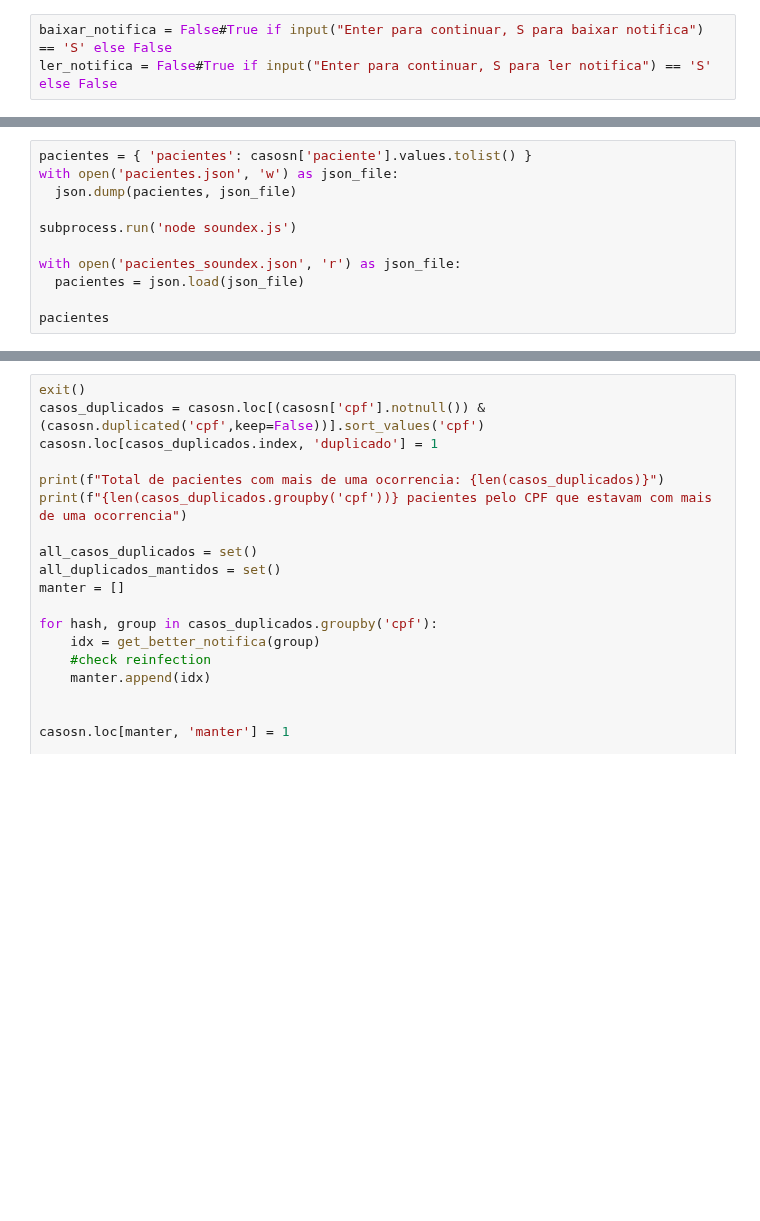
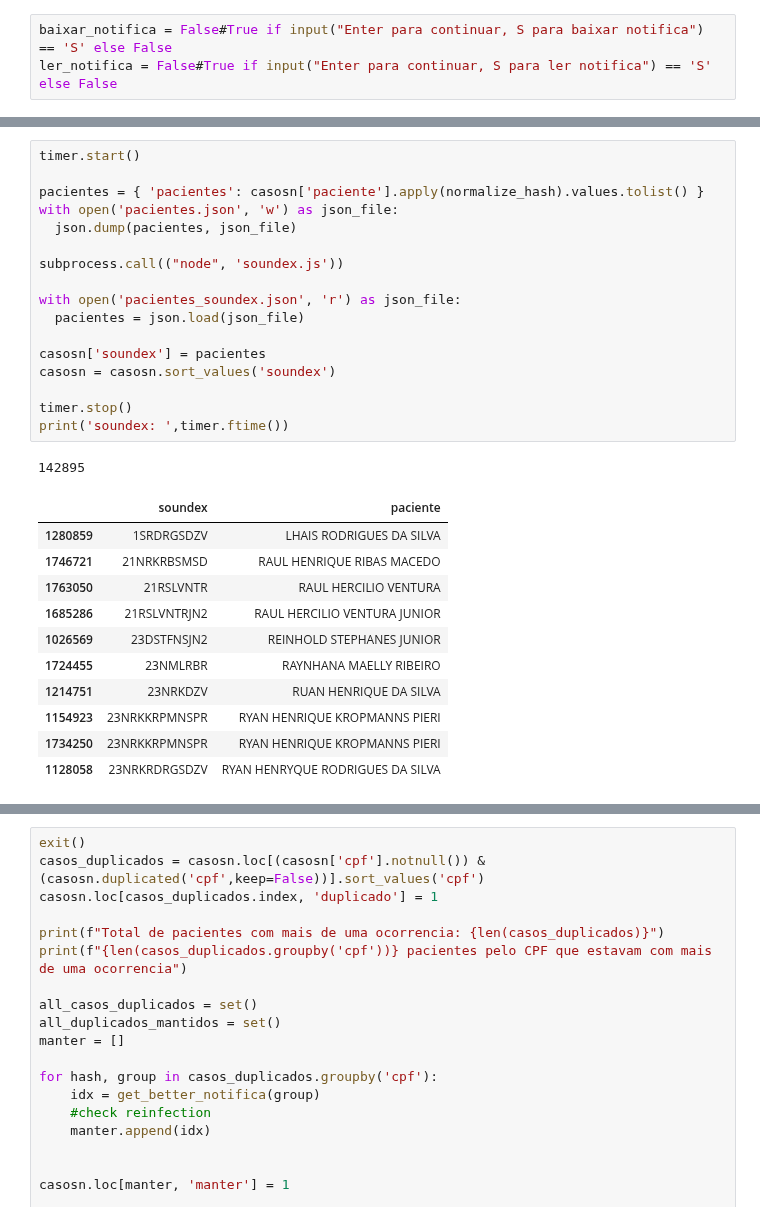
Before and after one commit to vinnylg/covid19datascience, a Jupyter notebook: correcoes.ipynb, the cells around one changed output, grey strips where cells are left out. Cells and saved outputs as stored; diff of their text form; blank space fills up the shorter version.

```diff
--- a/correcoes.ipynb
+++ b/correcoes.ipynb
@@ -56,11 +56,30 @@ casosn.groupby('classificacao_final')[['id']].count()
 # %%
-pacientes = { 'pacientes': casosn['paciente'].values.tolist() }
+timer.start()
+
+pacientes = { 'pacientes': casosn['paciente'].apply(normalize_hash).values.tolist() }
 with open('pacientes.json', 'w') as json_file:
   json.dump(pacientes, json_file)
 
-subprocess.run('node soundex.js')
+subprocess.call(("node", 'soundex.js'))
 
 with open('pacientes_soundex.json', 'r') as json_file:
   pacientes = json.load(json_file)
 
-pacientes
+casosn['soundex'] = pacientes
+casosn = casosn.sort_values('soundex')
+
+timer.stop()
+print('soundex: ',timer.ftime())
+# %% [output]
+142895
+|  | soundex | paciente |
+| 1280859 | 1SRDRGSDZV | LHAIS RODRIGUES DA SILVA |
+| 1746721 | 21NRKRBSMSD | RAUL HENRIQUE RIBAS MACEDO |
+| 1763050 | 21RSLVNTR | RAUL HERCILIO VENTURA |
+| 1685286 | 21RSLVNTRJN2 | RAUL HERCILIO VENTURA JUNIOR |
+| 1026569 | 23DSTFNSJN2 | REINHOLD STEPHANES JUNIOR |
+| 1724455 | 23NMLRBR | RAYNHANA MAELLY RIBEIRO |
+| 1214751 | 23NRKDZV | RUAN HENRIQUE DA SILVA |
+| 1154923 | 23NRKKRPMNSPR | RYAN HENRIQUE KROPMANNS PIERI |
+| 1734250 | 23NRKKRPMNSPR | RYAN HENRIQUE KROPMANNS PIERI |
+| 1128058 | 23NRKRDRGSDZV | RYAN HENRYQUE RODRIGUES DA SILVA |
```
Also changed, not shown: parts of 10 cells of this notebook, 5 other files.
